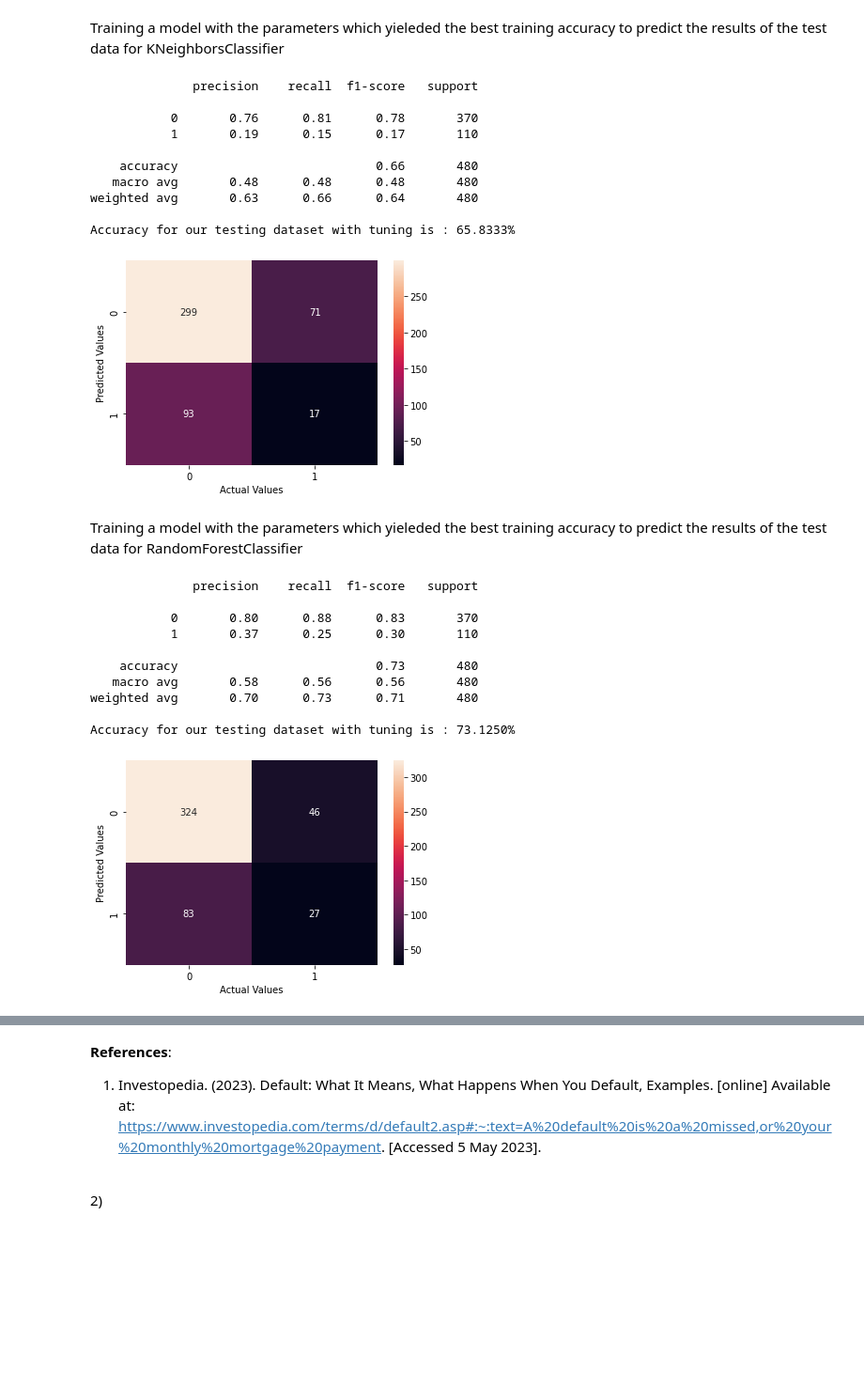
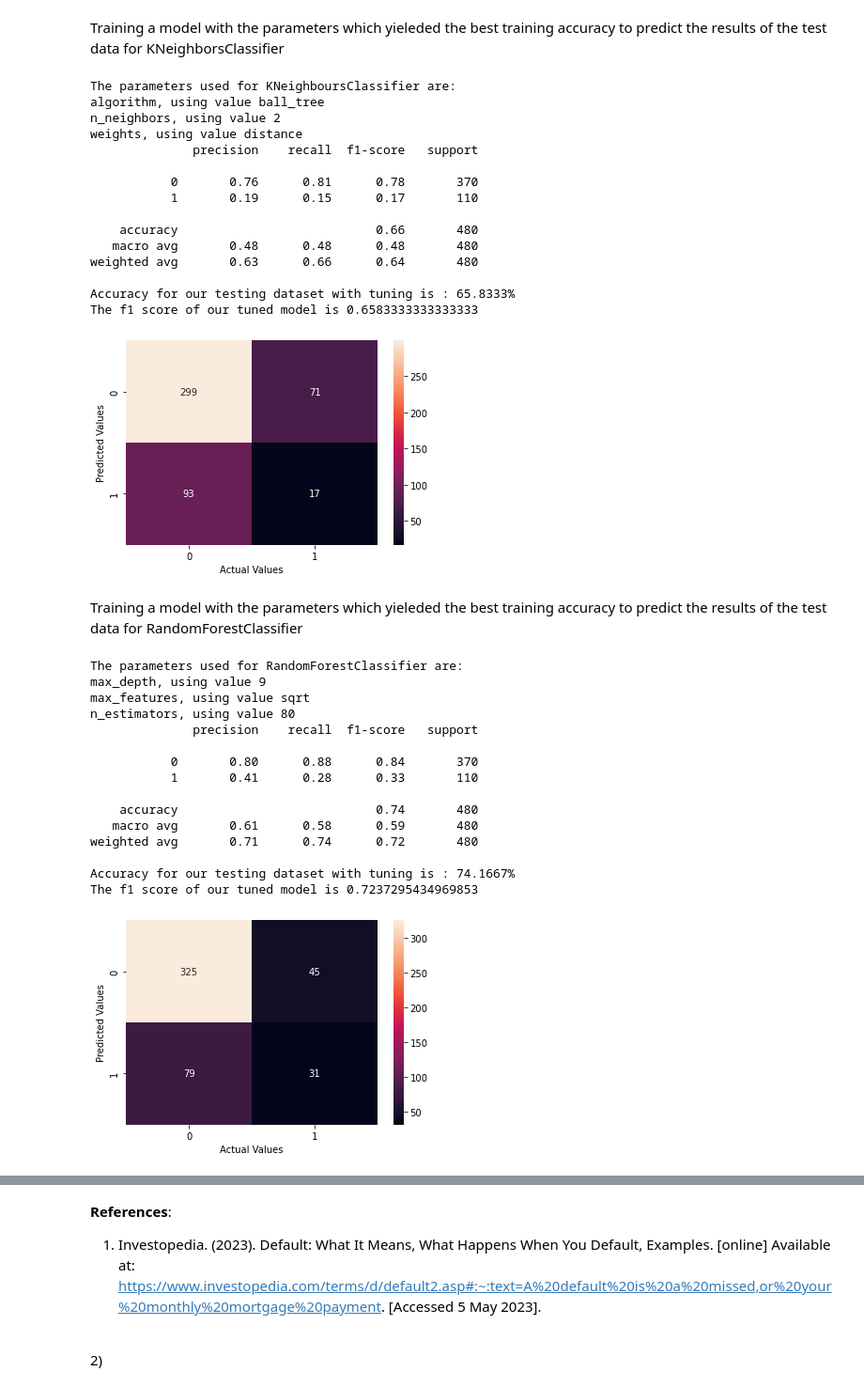
Before and after one commit to derpflections/AIML_BankDefaultClassification, a Jupyter notebook: index_classification.ipynb, the cells around one changed output, grey strips where cells are left out. Shown at 94% size. Drawn from its saved outputs; the diff is of its cells as text; code cells hidden in the pictures; blank space fills up the shorter version.

```diff
--- a/index_classification.ipynb
+++ b/index_classification.ipynb
@@ -484,15 +512,27 @@ Accuracy for our training dataset with tuning is : 55.0562%
 # %% [markdown]
 Training a model with the parameters which yieleded the best training accuracy to predict the results of the test data for KNeighborsClassifier
 # %%
+print(f"The parameters used for KNeighboursClassifier are:")
+for parameter in knn_search.best_params_:
+    print(f"{parameter}, using value {knn_search.best_params_[parameter]}")
+
 knn = KNeighborsClassifier(algorithm=knn_search.best_params_["algorithm"], n_neighbors = knn_search.best_params_["n_neighbors"], weights = knn_search.best_params_["weights"])
 knn.fit(X_train, y_train)
-y_test_hat = knn.predict(X_test)
-test_accuracy=accuracy_score(y_test,y_test_hat)*100
-ax = sns.heatmap(confusion_matrix(y_test,y_test_hat), annot= True, fmt = "g")
-print(metrics.classification_report(y_test, y_test_hat, zero_division= 0))
+knn_y_test_hat = knn.predict(X_test)
+test_accuracy=accuracy_score(y_test,knn_y_test_hat)*100
+knn_f1_score = f1_score(y_test, knn_y_test_hat, average = "micro")
+
+ax = sns.heatmap(confusion_matrix(y_test,knn_y_test_hat), annot= True, fmt = "g")
+print(metrics.classification_report(y_test, knn_y_test_hat, zero_division= 0))
 ax.set(ylabel = "Predicted Values", xlabel = "Actual Values")
+
 print("Accuracy for our testing dataset with tuning is : {:.4f}%".format(test_accuracy) )
+print(f"The f1 score of our tuned model is {knn_f1_score}")
 # %% [output]
+The parameters used for KNeighboursClassifier are:
+algorithm, using value ball_tree
+n_neighbors, using value 2
+weights, using value distance
               precision    recall  f1-score   support
 
            0       0.76      0.81      0.78       370
@@ -503,28 +543,41 @@ print("Accuracy for our testing dataset with tuning is : {:.4f}%".format(test_ac
 weighted avg       0.63      0.66      0.64       480
 
 Accuracy for our testing dataset with tuning is : 65.8333%
+The f1 score of our tuned model is 0.6583333333333333
 [figure]
 # %% [markdown]
 Training a model with the parameters which yieleded the best training accuracy to predict the results of the test data for RandomForestClassifier
 # %%
+print(f"The parameters used for RandomForestClassifier are:")
+for parameter in rfc_search.best_params_:
+    print(f"{parameter}, using value {rfc_search.best_params_[parameter]}")
+
 rfc = RandomForestClassifier(max_depth = rfc_search.best_params_["max_depth"], max_features= rfc_search.best_params_["max_features"], n_estimators=rfc_search.best_params_["n_estimators"])
 rfc.fit(X_train, y_train)
-y_test_hat = rfc.predict(X_test)
-test_accuracy=accuracy_score(y_test,y_test_hat)*100
-ax = sns.heatmap(confusion_matrix(y_test,y_test_hat), annot= True, fmt = "g")
-print(metrics.classification_report(y_test, y_test_hat, zero_division = 0))
+rfc_y_test_hat = rfc.predict(X_test)
+test_accuracy=accuracy_score(y_test, rfc_y_test_hat)*100
+rfc_f1_score = f1_score(y_test, rfc_y_test_hat, average = "weighted")
+
+ax = sns.heatmap(confusion_matrix(y_test,rfc_y_test_hat), annot= True, fmt = "g")
+print(metrics.classification_report(y_test, rfc_y_test_hat, zero_division = 0))
 ax.set(ylabel = "Predicted Values", xlabel = "Actual Values")
 
 print("Accuracy for our testing dataset with tuning is : {:.4f}%".format(test_accuracy) )
+print(f"The f1 score of our tuned model is {rfc_f1_score}")
 # %% [output]
+The parameters used for RandomForestClassifier are:
+max_depth, using value 9
+max_features, using value sqrt
+n_estimators, using value 80
               precision    recall  f1-score   support
 
-           0       0.80      0.88      0.83       370
-           1       0.37      0.25      0.30       110
+           0       0.80      0.88      0.84       370
+           1       0.41      0.28      0.33       110
 
-    accuracy                           0.73       480
-   macro avg       0.58      0.56      0.56       480
-weighted avg       0.70      0.73      0.71       480
+    accuracy                           0.74       480
+   macro avg       0.61      0.58      0.59       480
+weighted avg       0.71      0.74      0.72       480
 
-Accuracy for our testing dataset with tuning is : 73.1250%
+Accuracy for our testing dataset with tuning is : 74.1667%
+The f1 score of our tuned model is 0.7237295434969853
-[figure, old version]
+[figure, new version]
```
Also changed, not shown: parts of 13 cells of this notebook.
